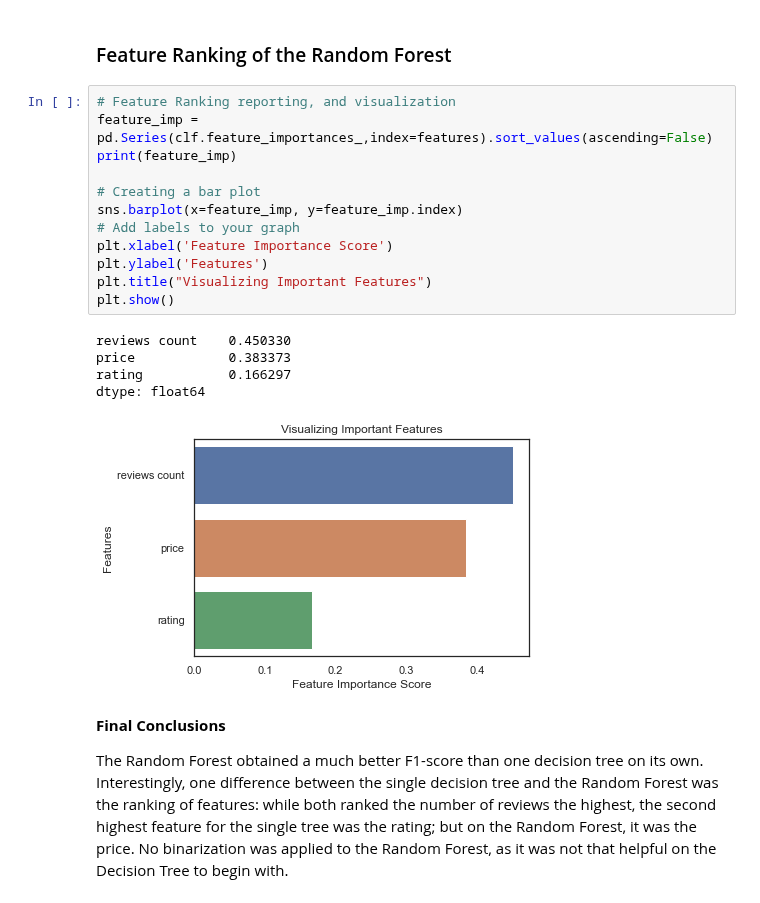
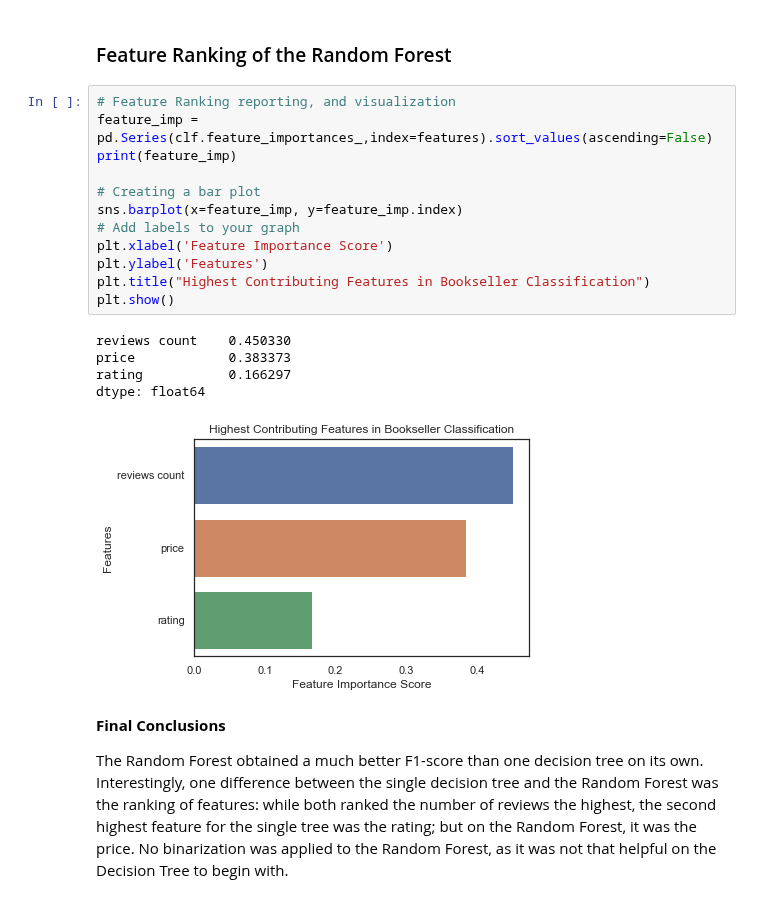
Before and after one commit to UPstartDeveloper/bookstore-classifier, a Jupyter notebook: classifications.ipynb, the cells around one changed output. Drawn from its saved outputs; the diff is of its cells as text.

```diff
--- a/classifications.ipynb
+++ b/classifications.ipynb
@@ -1630,21 +1630,21 @@ F1-Score: 0.9
 # %%
 # Feature Ranking reporting, and visualization
 feature_imp = pd.Series(clf.feature_importances_,index=features).sort_values(ascending=False)
 print(feature_imp)
 
 # Creating a bar plot
 sns.barplot(x=feature_imp, y=feature_imp.index)
 # Add labels to your graph
 plt.xlabel('Feature Importance Score')
 plt.ylabel('Features')
-plt.title("Visualizing Important Features")
+plt.title("Highest Contributing Features in Bookseller Classification")
 plt.show()
 # %% [output]
 reviews count    0.450330
 price            0.383373
 rating           0.166297
 dtype: float64
-[figure, old version]
+[figure, new version]
 # %% [markdown]
 **Final Conclusions**
 
```
Also changed, not shown: parts of 2 cells of this notebook.
